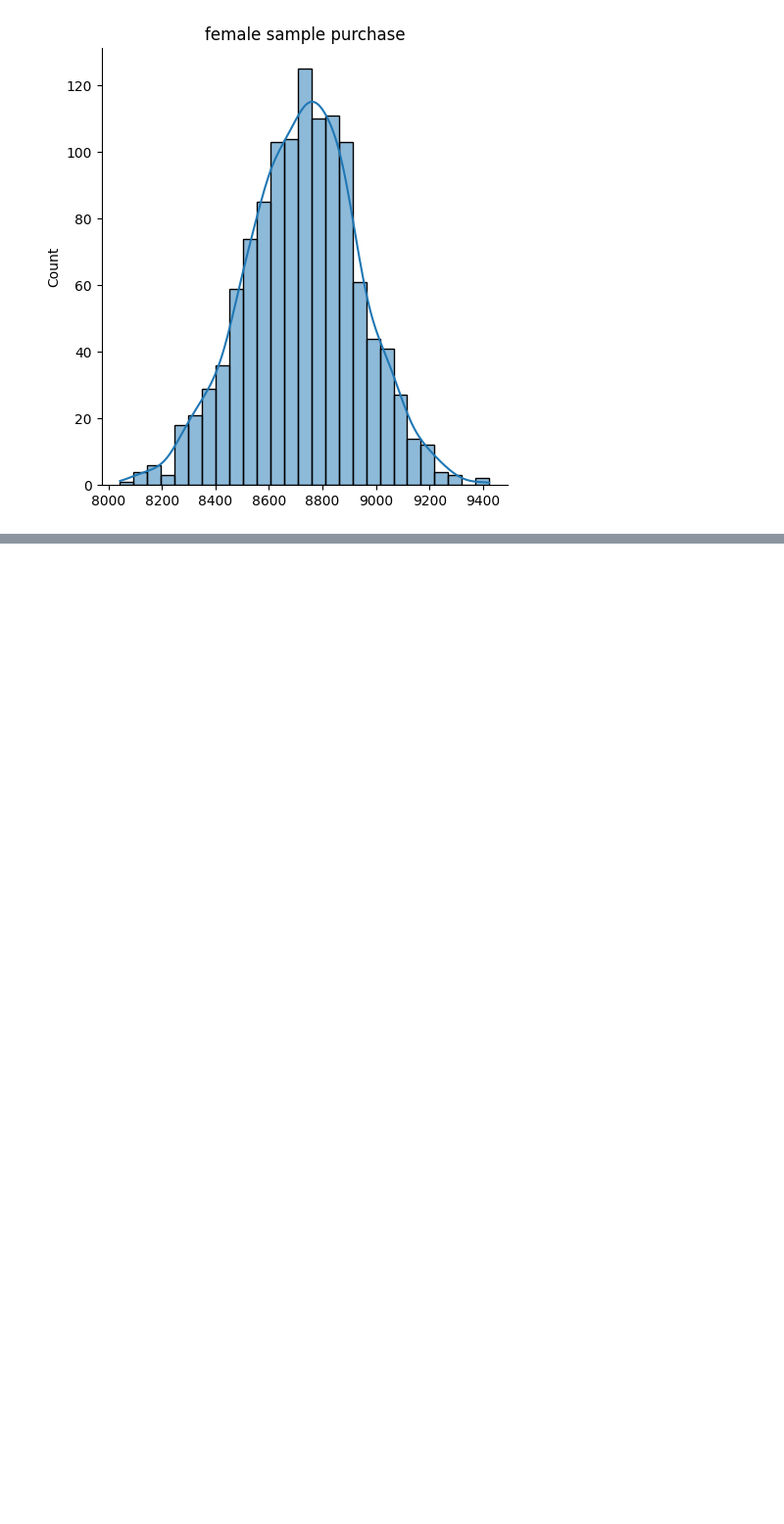
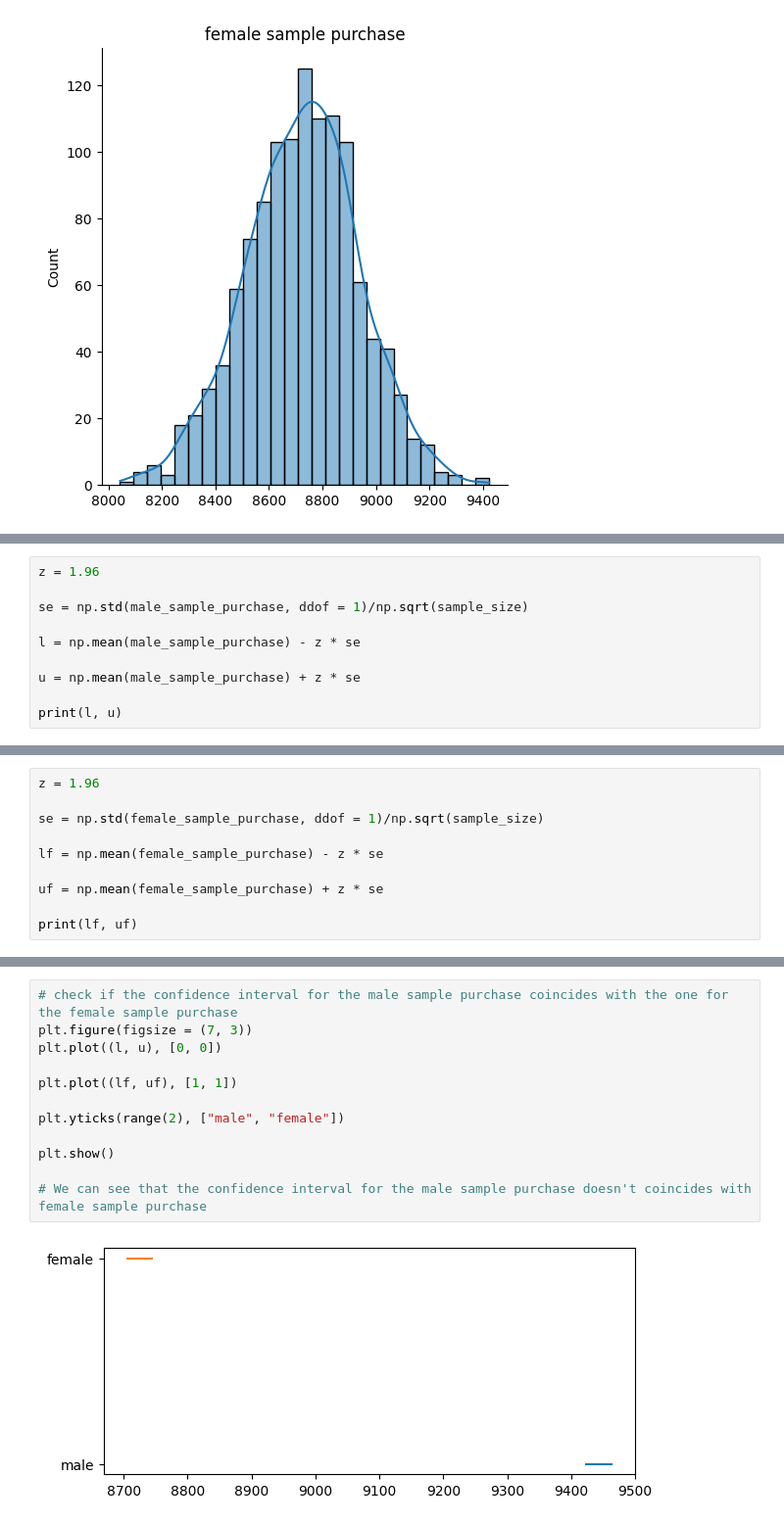
Before and after one commit to mahikshith/Walmart_CLT_confidence_interval, a Jupyter notebook: Walmart_clt_final.ipynb, the cells around one changed output, grey strips where cells are left out. Shown: that part at 98% size. Cells and saved outputs as stored; diff of their text form; blank space fills up the shorter version.

```diff
--- a/Walmart_clt_final.ipynb
+++ b/Walmart_clt_final.ipynb
@@ -313,0 +339,10 @@ plt.show()
+# %%
+z = 1.96
+
+se = np.std(male_sample_purchase, ddof = 1)/np.sqrt(sample_size)
+
+l = np.mean(male_sample_purchase) - z * se
+
+u = np.mean(male_sample_purchase) + z * se
+
+print(l, u)
@@ -313,0 +359,10 @@ plt.show()
+# %%
+z = 1.96
+
+se = np.std(female_sample_purchase, ddof = 1)/np.sqrt(sample_size)
+
+lf = np.mean(female_sample_purchase) - z * se
+
+uf = np.mean(female_sample_purchase) + z * se
+
+print(lf, uf)
@@ -313,0 +399,14 @@ plt.show()
+# %%
+# check if the confidence interval for the male sample purchase coincides with the one for the female sample purchase
+plt.figure(figsize = (7, 3))
+plt.plot((l, u), [0, 0])
+
+plt.plot((lf, uf), [1, 1])
+
+plt.yticks(range(2), ["male", "female"])
+
+plt.show()
+
+# We can see that the confidence interval for the male sample purchase doesn't coincides with  female sample purchase
+# %% [output]
+[figure, added]
```
Also changed, not shown: parts of 14 cells of this notebook.
